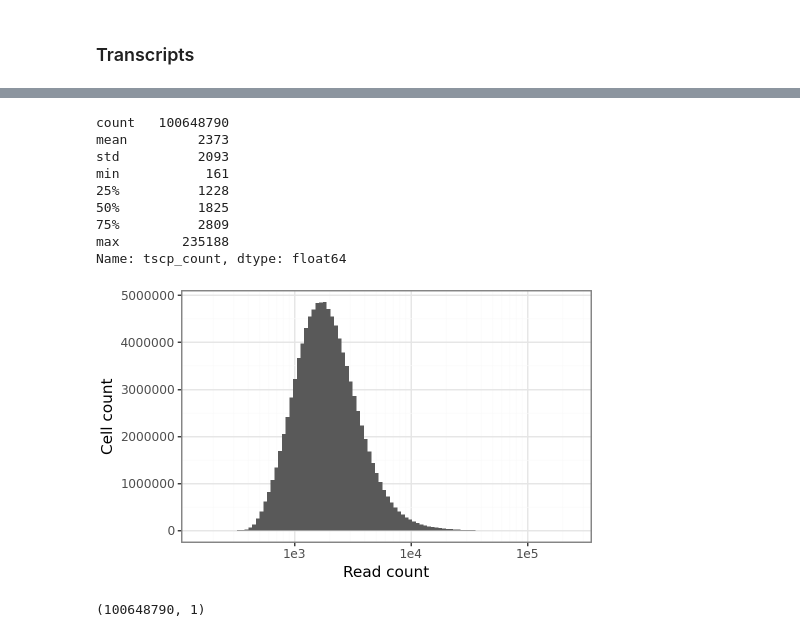
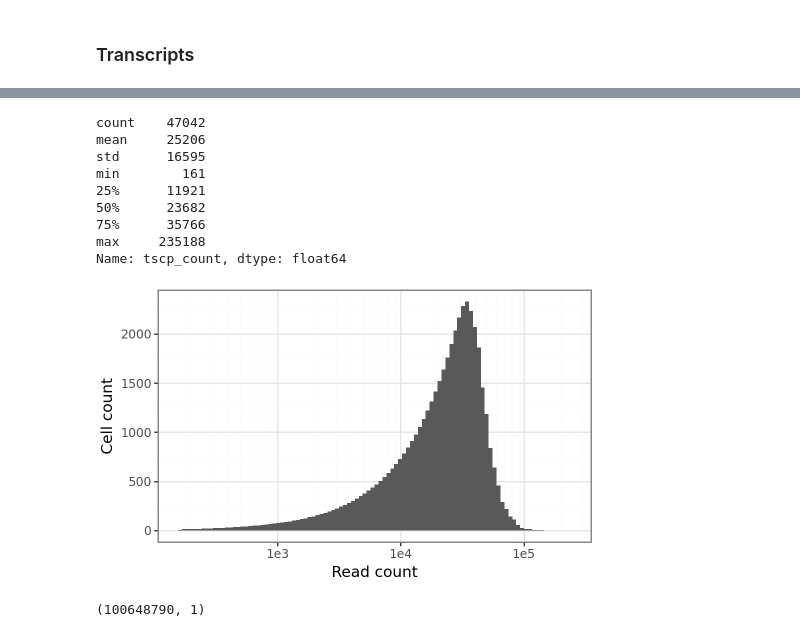
Before and after one commit to bioinfo-tsukuba/scRecounter, a Jupyter notebook: notebooks/tiledb/tahoe-100_create.ipynb, the cells around one changed output, grey strips where cells are left out. Saved outputs shown, nothing was run; the diff lists cells and outputs as text; code cells hidden in the pictures.

Commit message:
updated tiledb database creation code

```diff
--- a/notebooks/tiledb/tahoe-100_create.ipynb
+++ b/notebooks/tiledb/tahoe-100_create.ipynb
@@ -23,5 +26,6 @@ pn.theme_set(pn.theme_bw())
 # %%
 db_uri = os.path.join(work_dir, 'tiledb-soma')
 #db_uri = os.path.join(work_dir, 'tiledb-soma-mini')
+db_uri = "gs://arc-ctc-tahoe100/2025-02-25/tiledb-soma/"
 db_uri
 # %% [output]
@@ -343,0 +528,5 @@ df.head()
+# %%
+# transcripts per cell
+counts = get_obs(db_uri, group_by=["tscp_count"])
+print(counts.shape)
+counts.head()
@@ -344,28 +541,28 @@ df.head()
 # %%
 # stats
 with pd.option_context('display.float_format', '{:.0f}'.format):
-    print(df["tscp_count"].describe())
+    print(counts["tscp_count"].describe())
 # %% [output]
-count   100648790
-mean         2373
-std          2093
-min           161
-25%          1228
-50%          1825
-75%          2809
-max        235188
+count    47042
+mean     25206
+std      16595
+min        161
+25%      11921
+50%      23682
+75%      35766
+max     235188
 Name: tscp_count, dtype: float64
 # %%
 # plot transcripts per cell (barcode)
 p = (
-    pn.ggplot(df, pn.aes(x="tscp_count")) +
+    pn.ggplot(counts, pn.aes(x="tscp_count")) +
     pn.geom_histogram(bins=100) +
     pn.scale_x_log10() +
     pn.labs(x="Read count", y="Cell count") +
     pn.theme_bw() +
     pn.theme(figure_size=(5,3))
     )
 p
 # %% [output]
-[figure, old version]
+[figure, new version]
 # %%
```
Also changed, not shown: parts of 56 cells of this notebook, 3 other files.
